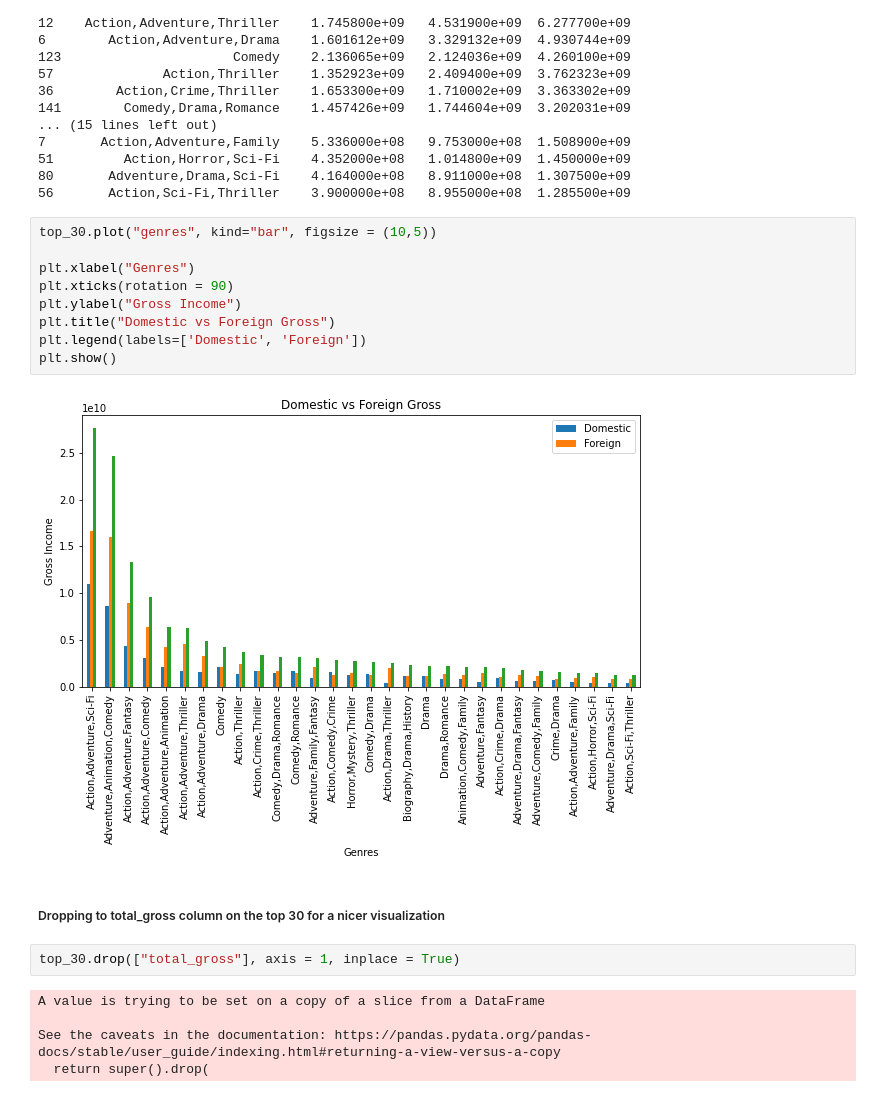
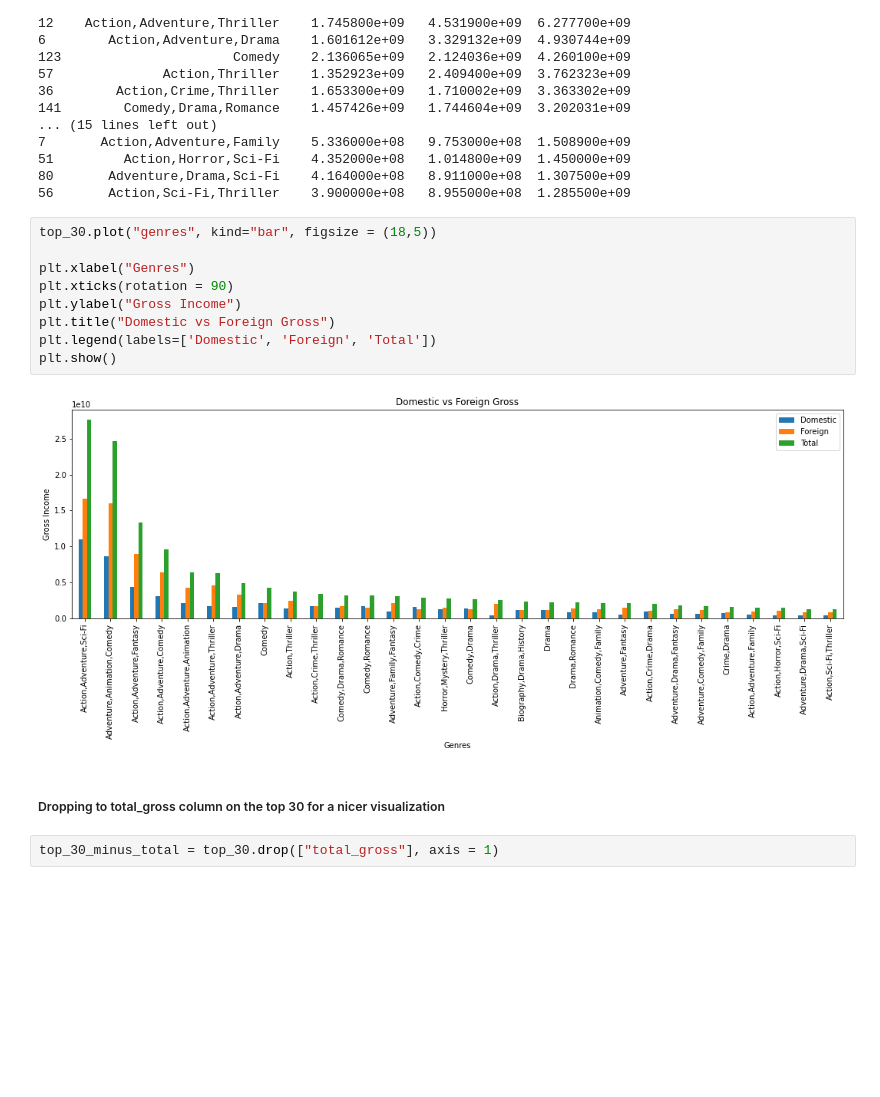
Before and after one commit to QuinnGrigsby/Capstone_Git-ing_it_done_MovieInformation, a Jupyter notebook: Data Understanding.ipynb, the cells around one changed output. Saved outputs shown, nothing was run; the diff lists cells and outputs as text; blank space fills up the shorter version.

```diff
--- a/Data Understanding.ipynb
+++ b/Data Understanding.ipynb
@@ -293,23 +293,18 @@ print(top_30)
 80       Adventure,Drama,Sci-Fi    4.164000e+08   8.911000e+08  1.307500e+09
 56       Action,Sci-Fi,Thriller    3.900000e+08   8.955000e+08  1.285500e+09
 # %%
-top_30.plot("genres", kind="bar", figsize = (10,5))
+top_30.plot("genres", kind="bar", figsize = (18,5))
 
 plt.xlabel("Genres")
 plt.xticks(rotation = 90)
 plt.ylabel("Gross Income")
 plt.title("Domestic vs Foreign Gross")
-plt.legend(labels=['Domestic', 'Foreign'])
+plt.legend(labels=['Domestic', 'Foreign', 'Total'])
 plt.show()
 # %% [output]
-[figure, old version]
+[figure, new version]
 # %% [markdown]
 ##### Dropping to total_gross column on the top 30 for a nicer visualization
 # %%
-top_30.drop(["total_gross"], axis = 1, inplace = True)
+top_30_minus_total = top_30.drop(["total_gross"], axis = 1)
-# %% [output]
-A value is trying to be set on a copy of a slice from a DataFrame
-
-See the caveats in the documentation: https://pandas.pydata.org/pandas-docs/stable/user_guide/indexing.html#returning-a-view-versus-a-copy
-  return super().drop(
 # %%
```
Also changed, not shown: parts of 7 cells of this notebook.
